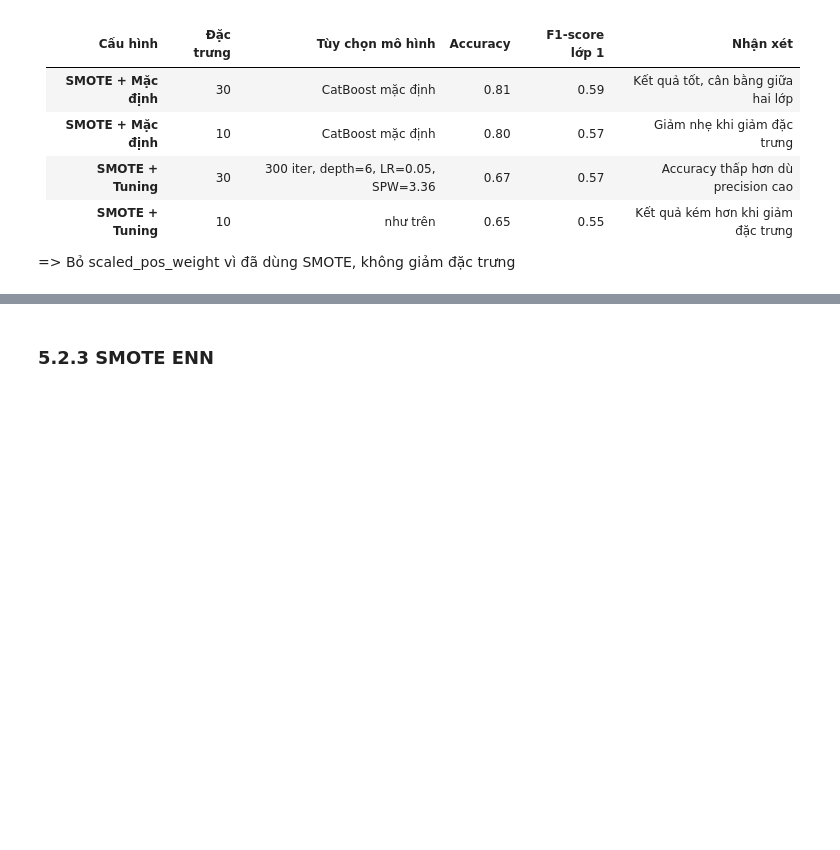
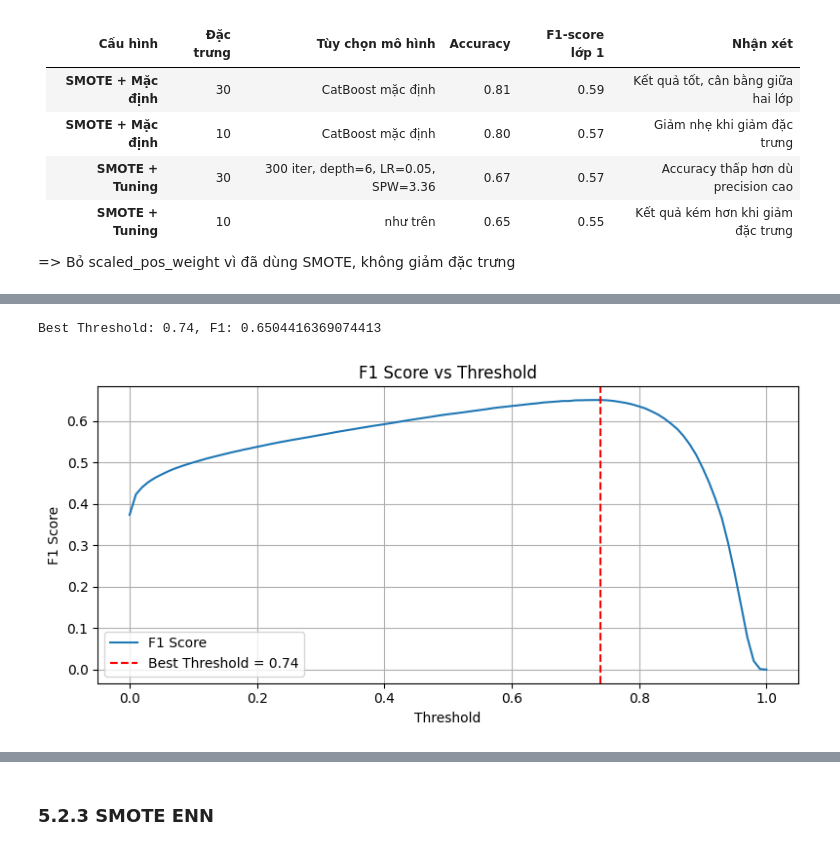
Before and after one commit to ltl2702/INT3401-2-AI_Project, a Jupyter notebook: train_all/CatBoost.ipynb, the cells around one changed output, grey strips where cells are left out. Drawn from its saved outputs; the diff is of its cells as text; code cells hidden in the pictures; blank space fills up the shorter version.

Commit message:
Update CatBoost

```diff
--- a/train_all/CatBoost.ipynb
+++ b/train_all/CatBoost.ipynb
@@ -1195,3 +1195,53 @@ Classification report with threshold = 0.66:
     accuracy                           0.84    207094
    macro avg       0.78      0.81      0.79    207094
 weighted avg       0.85      0.84      0.85    207094
+# %%
+from catboost import CatBoostClassifier
+from sklearn.model_selection import train_test_split
+from sklearn.metrics import f1_score, precision_score, recall_score, accuracy_score
+
+# Huấn luyện mô hình với scale_pos_weight
+cat_model = CatBoostClassifier(
+    iterations=300,
+    learning_rate=0.05,
+    depth=6,
+    # scale_pos_weight=11.32,
+    random_seed=42,
+    verbose=0
+)
+
+cat_model.fit(X_train_scaled[top_features], y_sm)
+
+# Dự đoán xác suất
+y_probs = cat_model.predict_proba(X_test_scaled[top_features])[:, 1]
+
+import numpy as np
+import matplotlib.pyplot as plt
+
+thresholds = np.arange(0.0, 1.01, 0.01)
+f1_scores = []
+
+for t in thresholds:
+    y_pred_t = (y_probs >= t).astype(int)
+    f1_scores.append(f1_score(y_test, y_pred_t))
+
+# Tìm ngưỡng tốt nhất
+best_thresh = thresholds[np.argmax(f1_scores)]
+best_f1 = max(f1_scores)
+
+print(f"Best Threshold: {best_thresh}, F1: {best_f1}")
+
+# Vẽ biểu đồ
+plt.figure(figsize=(8, 4))
+plt.plot(thresholds, f1_scores, label='F1 Score')
+plt.axvline(best_thresh, color='r', linestyle='--', label=f'Best Threshold = {best_thresh:.2f}')
+plt.xlabel('Threshold')
+plt.ylabel('F1 Score')
+plt.title('F1 Score vs Threshold')
+plt.legend()
+plt.grid(True)
+plt.tight_layout()
+plt.show()
+# %% [output]
+Best Threshold: 0.74, F1: 0.6504416369074413
+[figure, added]
```
Also changed, not shown: parts of 31 cells of this notebook.
